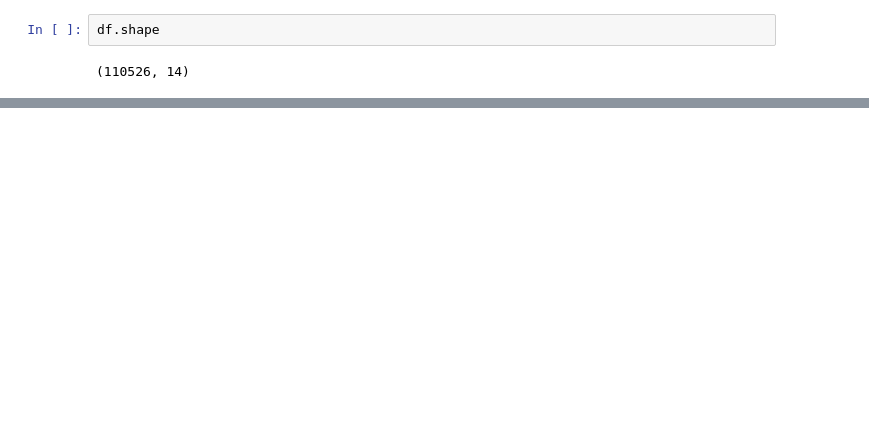
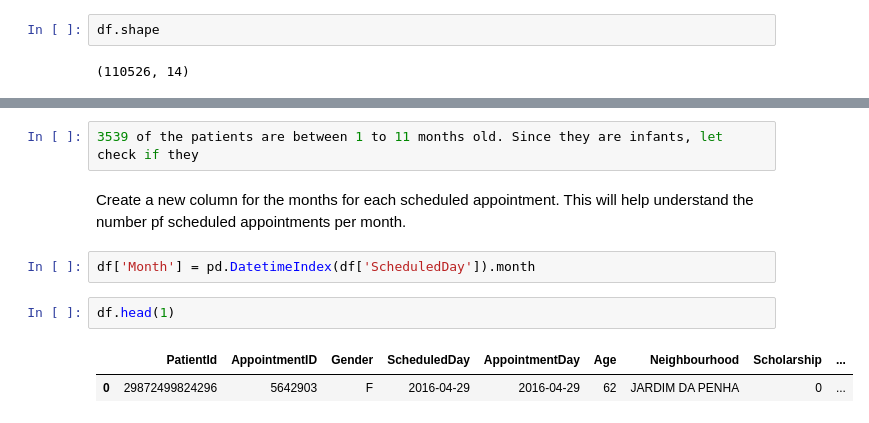
Before and after one commit to tubekx/no-show-appointments, a Jupyter notebook: Project 2 - NoShow_Appointments.ipynb, the cells around one changed output, grey strips where cells are left out. Drawn from its saved outputs; the diff is of its cells as text; blank space fills up the shorter version.

```diff
--- a/Project 2 - NoShow_Appointments.ipynb
+++ b/Project 2 - NoShow_Appointments.ipynb
@@ -205,0 +235,11 @@ df.shape
+# %%
+3539 of the patients are between 1 to 11 months old. Since they are infants, let check if they
+# %% [markdown]
+Create a new column for the months for each scheduled appointment. This will help understand the number pf scheduled appointments per month.
+# %%
+df['Month'] = pd.DatetimeIndex(df['ScheduledDay']).month
+# %%
+df.head(1)
+# %% [output]
+|  | PatientId | AppointmentID | Gender | ScheduledDay | AppointmentDay | Age | Neighbourhood | Scholarship | ... |
+| 0 | 29872499824296 | 5642903 | F | 2016-04-29 | 2016-04-29 | 62 | JARDIM DA PENHA | 0 | ... |
```
Also changed, not shown: parts of 16 cells of this notebook.
